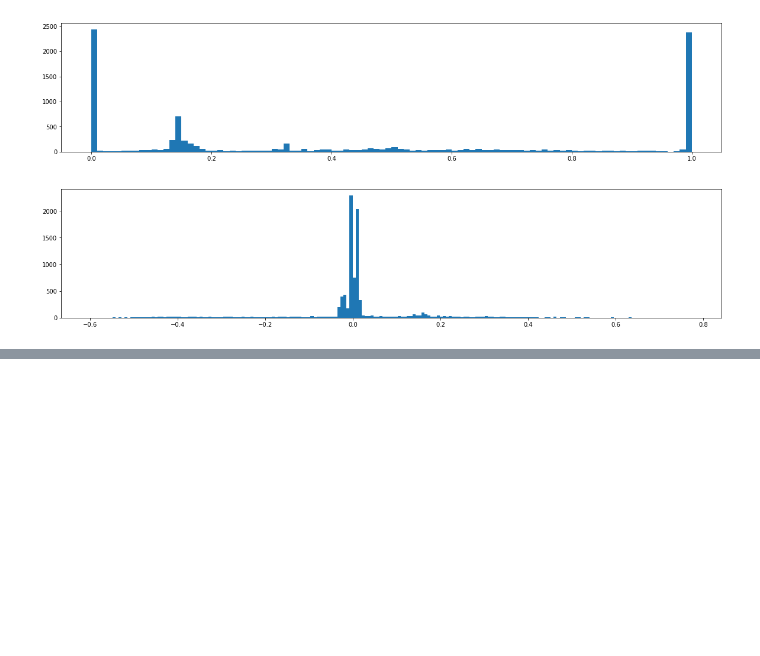
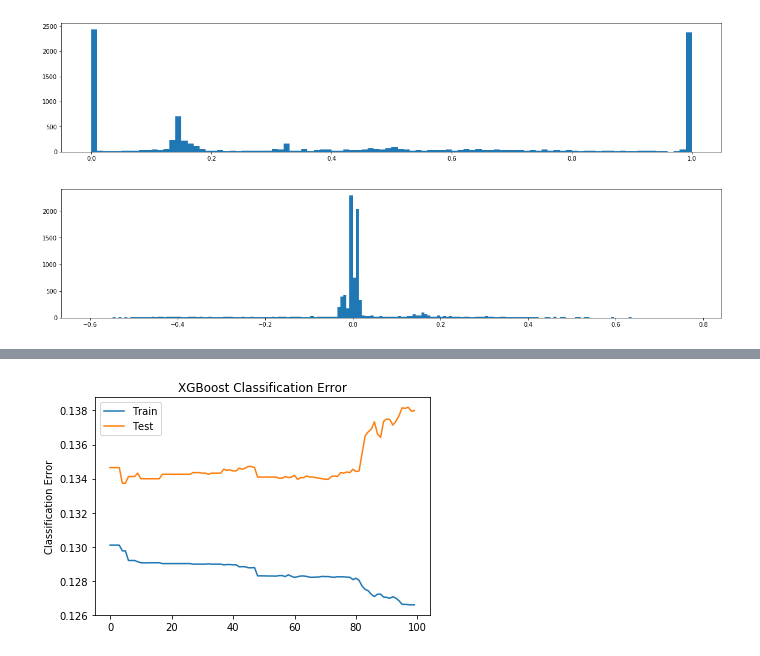
Before and after one commit to TheMoods/MarchMadness, a Jupyter notebook: 2_Feliu_LGBM.ipynb, the cells around one changed output, grey strips where cells are left out. Cells and saved outputs as stored; diff of their text form; code cells hidden in the pictures; blank space fills up the shorter version.

```diff
--- a/2_Feliu_LGBM.ipynb
+++ b/2_Feliu_LGBM.ipynb
@@ -261,0 +357,11 @@ plt.show()
+# %%
+# plot classification error
+fig, ax = pyplot.subplots()
+ax.plot(x_axis, results['validation_0']['error'], label='Train')
+ax.plot(x_axis, results['validation_1']['error'], label='Test')
+ax.legend()
+pyplot.ylabel('Classification Error')
+pyplot.title('XGBoost Classification Error')
+pyplot.show()
+# %% [output]
+[figure, added]
```
Also changed, not shown: parts of 10 cells of this notebook, 4 other files.
